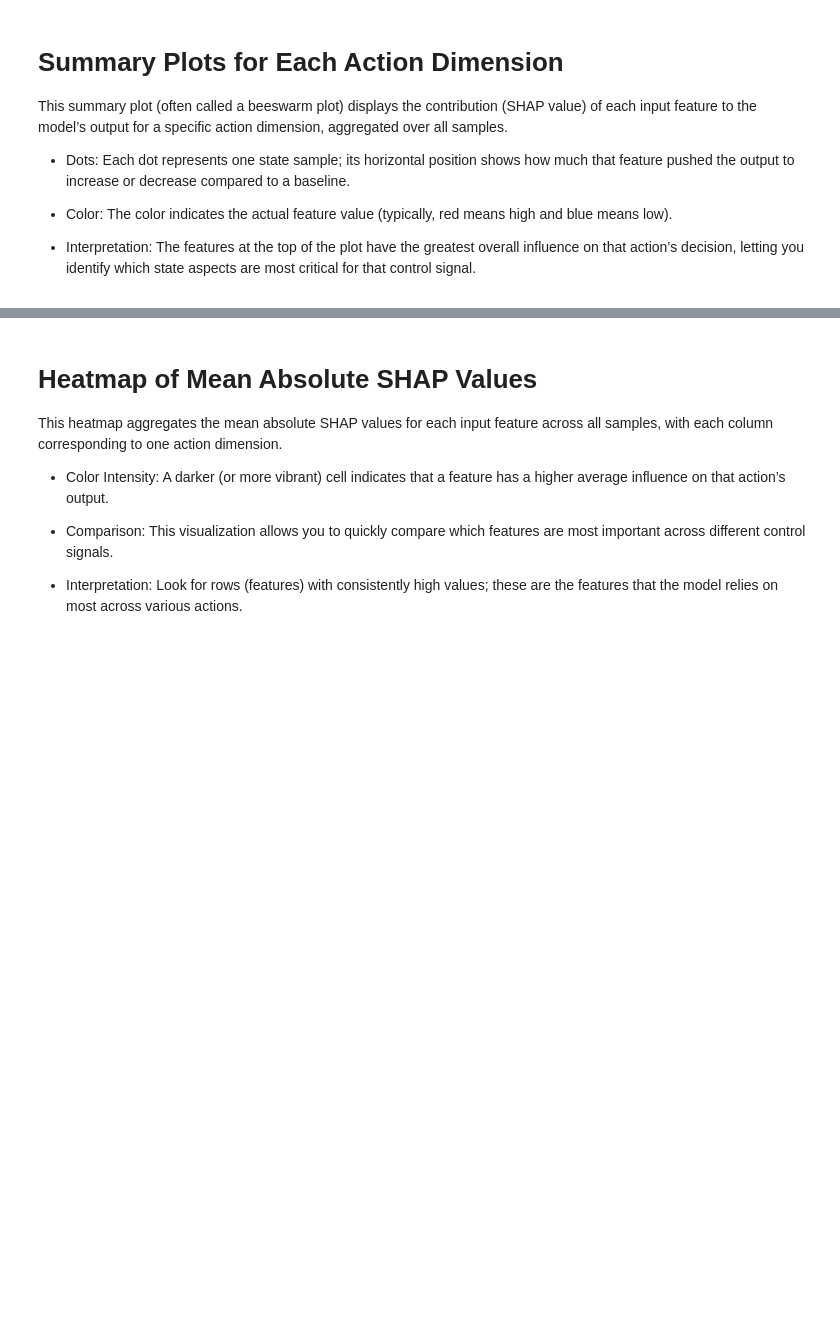
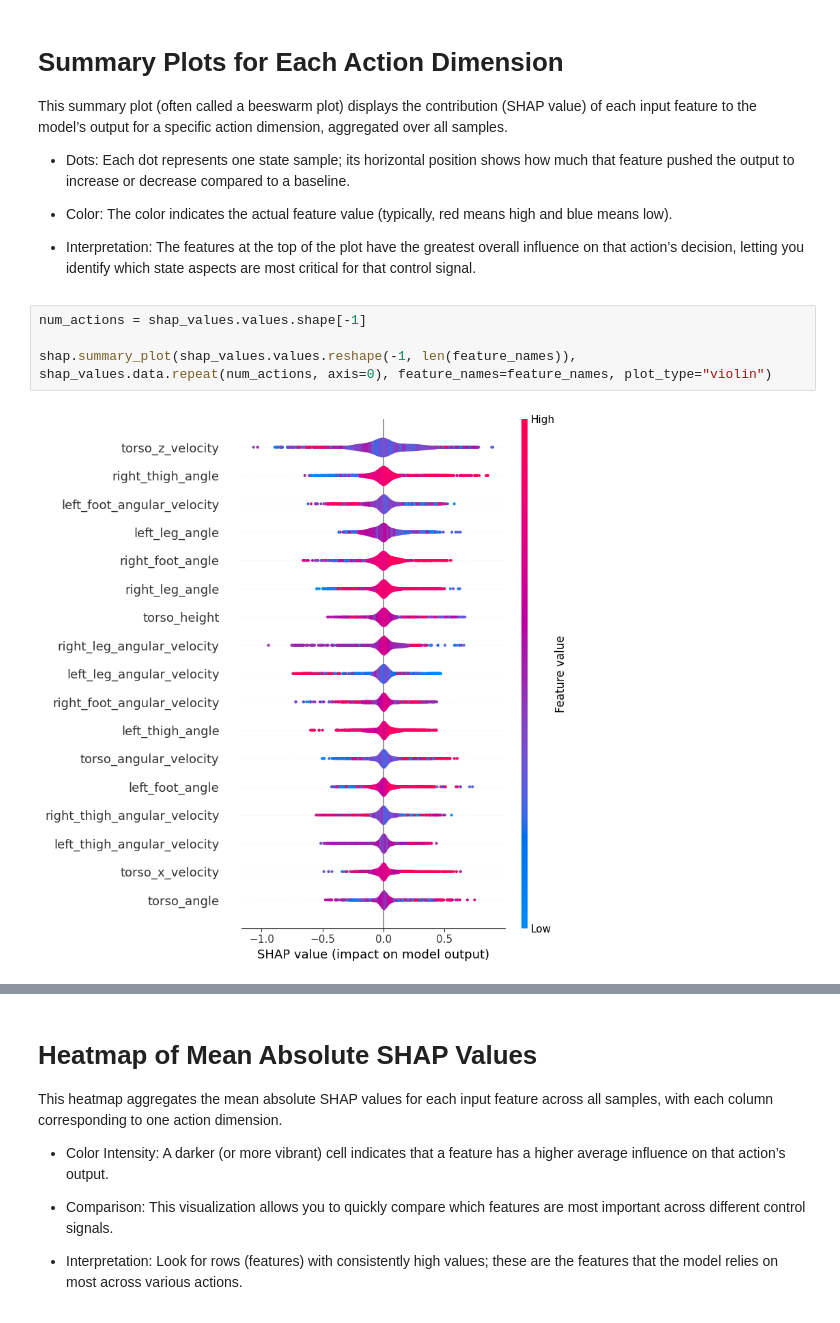
Before and after one commit to rl-squad/atdp_walker, a Jupyter notebook: SHAP/shap_vis.ipynb, the cells around one changed output, grey strips where cells are left out. Drawn from its saved outputs; the diff is of its cells as text; blank space fills up the shorter version.

```diff
--- a/SHAP/shap_vis.ipynb
+++ b/SHAP/shap_vis.ipynb
@@ -36,4 +36,10 @@ This summary plot (often called a beeswarm plot) displays the contribution (SHAP
 - Color: The color indicates the actual feature value (typically, red means high and blue means low).
 
 - Interpretation: The features at the top of the plot have the greatest overall influence on that action’s decision, letting you identify which state aspects are most critical for that control signal.
+# %%
+num_actions = shap_values.values.shape[-1]
+
+shap.summary_plot(shap_values.values.reshape(-1, len(feature_names)), shap_values.data.repeat(num_actions, axis=0), feature_names=feature_names, plot_type="violin")
+# %% [output]
+[figure, added]
 # %%
```
Also changed, not shown: parts of 5 cells of this notebook, 8 other files.
